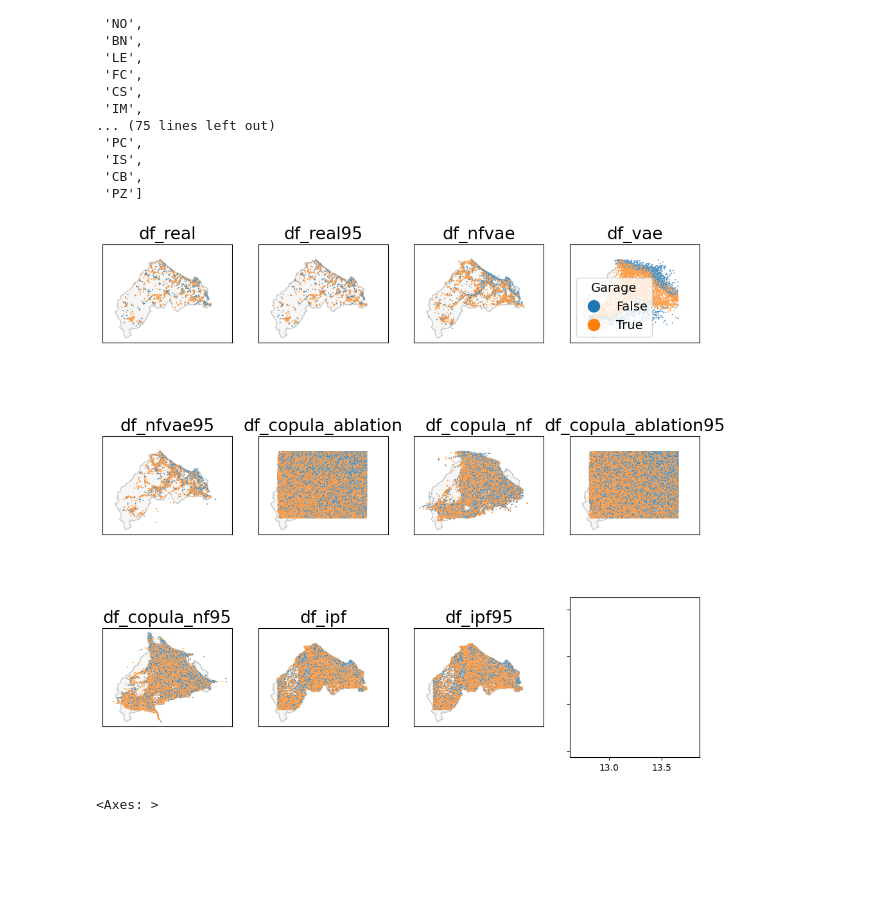
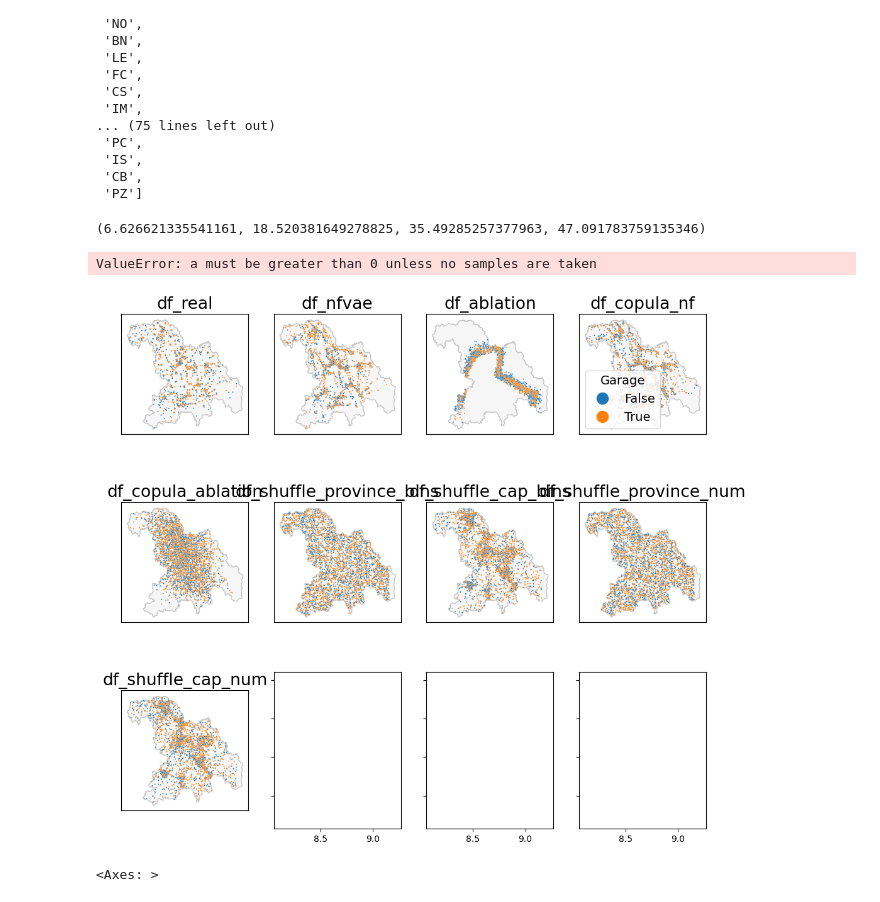
Before and after one commit to jaclenti/NFVAE-population-synthesis, a Jupyter notebook: notebooks/jl_compare_all_baselines.ipynb, the cells around one changed output. Saved outputs shown, nothing was run; the diff lists cells and outputs as text; code cells hidden in the pictures; blank space fills up the shorter version.

```diff
--- a/notebooks/jl_compare_all_baselines.ipynb
+++ b/notebooks/jl_compare_all_baselines.ipynb
@@ -16,0 +24,4 @@ import config
+# %%
+for file in sorted(glob(f'/data/housing/data/intermediate/jl_pop_synth/isp_baselines/all_baselines_*.pickle'))[52:]:
+        prov = file.split(".")[-2][-2:]
+        print(prov)
@@ -106,3 +135,18 @@ all_baselines = {"df_real": df_real,
                  "df_copula_nf95": df_copula_nf95,
                  "df_ipf": df_ipf,
                  "df_ipf95": df_ipf95}
+# %%
+import pickle
+
+prov = "AN"
+cod_prov = cod_prov_abbrv_df.query("prov_abbrv == @prov")["COD_PROV"].iloc[0]
+
+
+for file in sorted(glob(f'/data/housing/data/intermediate/jl_pop_synth/isp_baselines/all_baselines_{prov}.pickle')):
+    prov = file.split(".")[-2][-2:]
+
+    with open(file, 'rb') as f:
+        all_baselines = pickle.load(f)
+
+census_filter = census.assign(prov_cod = lambda x: [u[:3] for u in x["PRO_COM"]]).query("prov_cod == @cod_prov")
+polyg = census_filter[["prov_cod", "geometry"]].dissolve().to_crs('EPSG:4326')
@@ -109,35 +162,71 @@ all_baselines = {"df_real": df_real,
+# %%
+x_min, x_max, y_min, y_max
+# %% [output]
+(6.626621335541161, 18.520381649278825, 35.49285257377963, 47.091783759135346)
+# %%
+df_bin = df_real.copy()
+if True:
+    if with_bins:
+        df_bin = transform_bins(df_real, vars = var_bins)
+    CAP_real = get_area_from_xy(df_real, gdf_area, var_area = var_area, epsg = epsg)
+    df_bin[var_area] = CAP_real
+    df_sample = df_bin.dropna(subset = [var_area]).sample(n = ratio_syn_real * len(df_bin), replace = True).sort_values(var_area).reset_index(drop = True)
+
+
+    np.random.seed(24)
+    x_min, y_min, x_max, y_max = gdf_area.to_crs("EPSG:4326").total_bounds
+    ran_xy = np.random.uniform(low = x_min, high = x_max, size = 1000000), np.random.uniform(low = y_min, high = y_max, size = 1000000)
+    df_locations = pd.DataFrame({"x": ran_xy[0], "y": ran_xy[1]})
+    df_locations[var_area] = get_area_from_xy(df_locations, gdf_area, var_area = var_area, epsg = epsg)
+    df_locations = df_locations.dropna(subset = [var_area])
+
+    ran_coords = []
+
+    if province_shuffle:
+        ran_coords.append(df_locations.sample(n = len(df_sample), replace = True))
+    else:
+        for area in df_sample[var_area].unique():
+            ran_coords.append(df_locations.loc[df_locations[var_area] == area].sample(n = len(df_sample.loc[df_sample[var_area] == area]), replace = True))
+
+    df_shuffle = (pd.concat([df_sample.drop(columns = ["x", "y", var_area]),
+                            pd.concat(ran_coords).reset_index(drop = True)], axis = 1)
+                            .drop(columns  = [var_area]))
+    if with_bins:
+        df_shuffle = transform_bins_to_real(df_shuffle, df_real, var_bins)
+# %% [output]
+ValueError: a must be greater than 0 unless no samples are taken
 # %%
 fig, axes = sbp(ncols = 4, nrows = 3, figsize = (12,11), sharex = True, sharey = True)
 
-for k,fun in enumerate(all_baselines):
+for k,fun in enumerate([u for u in all_baselines if "95" not in u]):
     i,j = divmod(k,4)
 
     polyg["geometry"].plot(ax = axes[i,j], color = "lightgrey", alpha = 0.2, edgecolor = "black")
 
     df_plot = all_baselines[fun]
     # if fun not in ["df_real", "df_real95"]:
     #     df_plot = (utils.spatial_matching_ABM(df_plot,
     #                         hydro_risk = geo_dict["hydro_risk"],
     #                         census = geo_dict["census"],
     #                         omi_og = geo_dict["omi_og"],
     #                         cap = geo_dict["cap"])
     #                         .rename(columns = {"GEO_LONGITUDINE_BENE_ROUNDED":"x", "GEO_LATITUDINE_BENE_ROUNDED":"y"})
     #                         .sample(n = len(df_real), random_state = 1807, replace = True)
     #                         .query("prov_abbrv == @prov")
     #                         )
 
     sns.scatterplot(data = df_plot.assign(flag_garage = lambda x: (x["flag_garage"] + 0.) > 0),
                     hue = "flag_garage",
                     # hue = "flag_garage",
                     x = "x", y = "y", s = 2, ax = axes[i,j])
     # axes[j].set_title(prov + " " + ["Real", "Synthetic"][j])
     axes[i,j].set_title(fun, fontsize = 19)
     axes[i,j].get_xaxis().set_visible(False)
     axes[i,j].get_yaxis().set_visible(False)
     axes[i,j].legend().set_visible(False)
 axes[0,3].legend(fontsize = 14, markerscale = 10, title_fontsize = 14).set_title("Garage")
 # %% [output]
-[figure, old version]
+[figure, new version]
 # %%
 # for prov in tqdm(cod_prov_abbrv_df.sort_values("prov_abbrv")["prov_abbrv"]):
 #     try:
```
Also changed, not shown: parts of 5 cells of this notebook, 18 other files.
